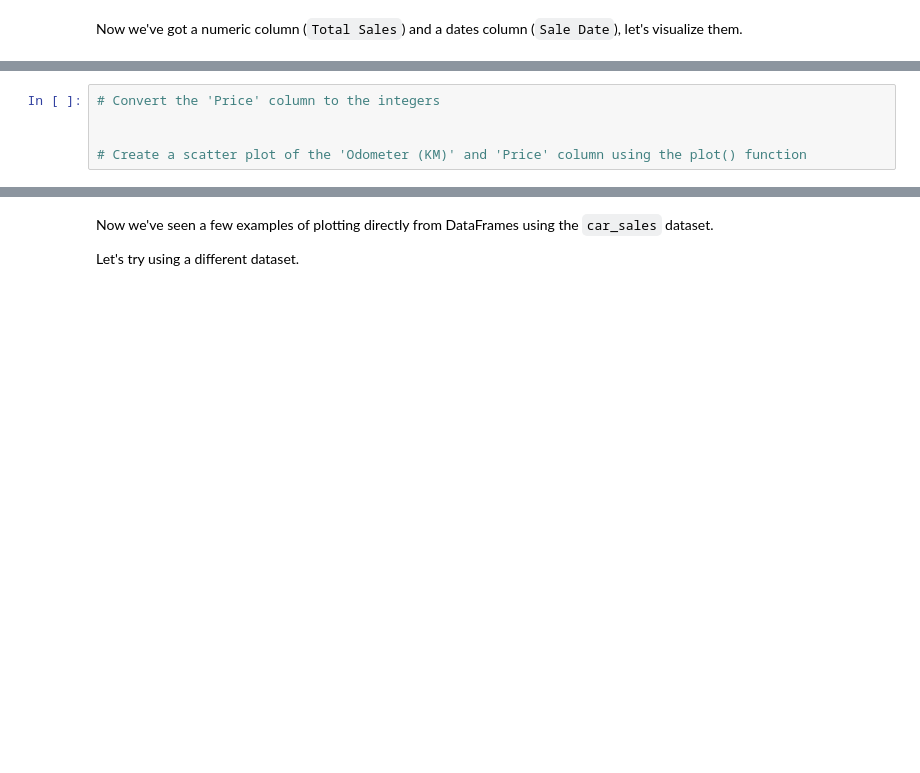
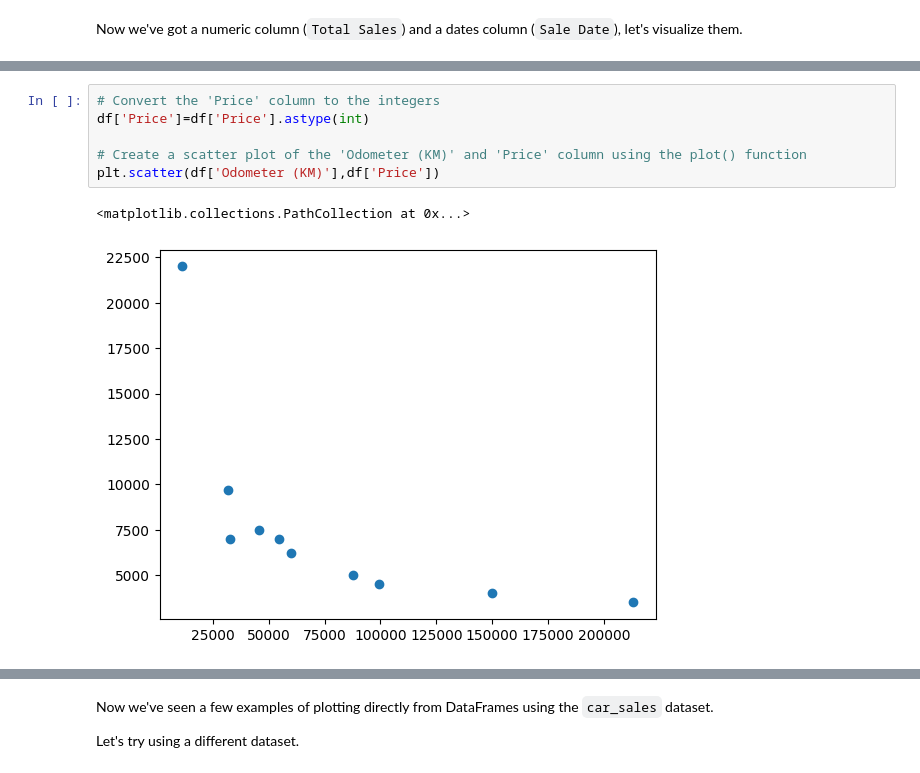
Before and after one commit to TherealOneC/zero-to-mastery-ml, a Jupyter notebook: section-2-data-science-and-ml-tools/matplotlib-exercises.ipynb, the cells around one changed output, grey strips where cells are left out. Saved outputs shown, nothing was run; the diff lists cells and outputs as text; blank space fills up the shorter version.

```diff
--- a/section-2-data-science-and-ml-tools/matplotlib-exercises.ipynb
+++ b/section-2-data-science-and-ml-tools/matplotlib-exercises.ipynb
@@ -273,7 +333,11 @@ Now we've got a numeric column (`Total Sales`) and a dates column (`Sale Date`),
 # %%
 # Convert the 'Price' column to the integers
-
+df['Price']=df['Price'].astype(int)
 
 # Create a scatter plot of the 'Odometer (KM)' and 'Price' column using the plot() function
+plt.scatter(df['Odometer (KM)'],df['Price'])
+# %% [output]
+<matplotlib.collections.PathCollection at 0x...>
+[figure, added]
 # %%
 # Create a NumPy array of random numbers of size (10, 4) and save it to X
```
Also changed, not shown: parts of 28 cells of this notebook.
